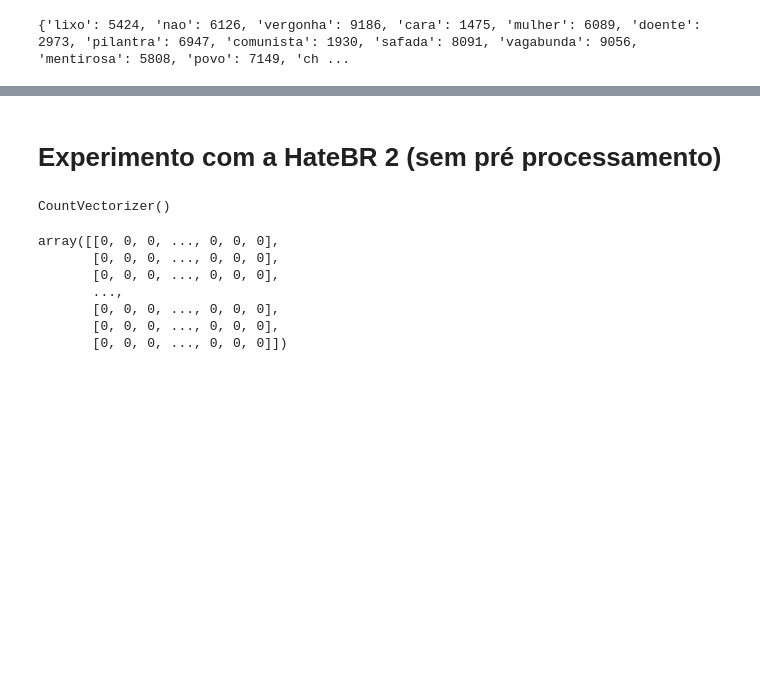
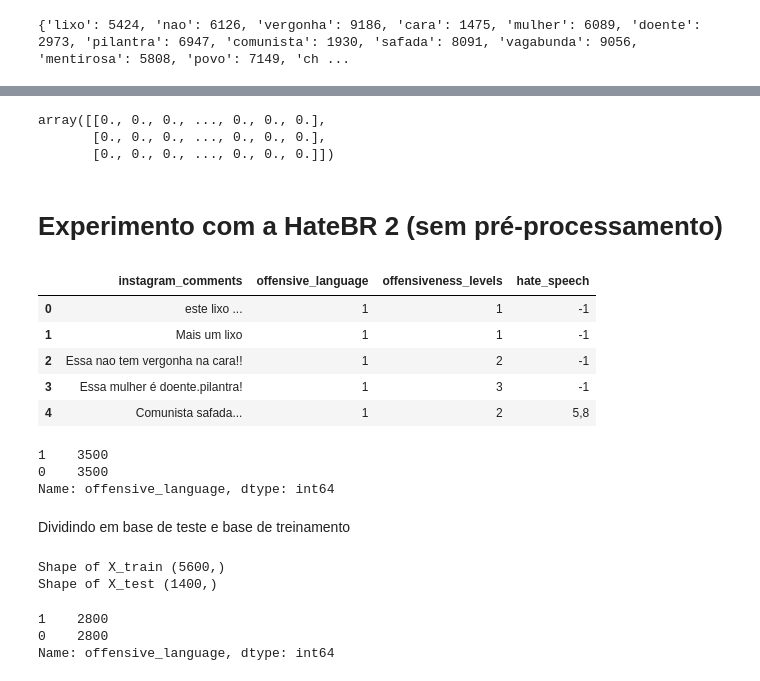
Before and after one commit to GGMmattos/Modelo-de-Deteccao-de-Linguagem-Ofensiva, a Jupyter notebook: Experimento.ipynb, the cells around one changed output, grey strips where cells are left out. Saved outputs shown, nothing was run; the diff lists cells and outputs as text; code cells hidden in the pictures; blank space fills up the shorter version.

```diff
--- a/Experimento.ipynb
+++ b/Experimento.ipynb
@@ -101,2 +185,8 @@ print(tfidf.vocabulary_)
+# %%
+transformed_output.toarray()[:3]
+# %% [output]
+array([[0., 0., 0., ..., 0., 0., 0.],
+       [0., 0., 0., ..., 0., 0., 0.],
+       [0., 0., 0., ..., 0., 0., 0.]])
 # %% [markdown]
-# Experimento com a HateBR 2 (sem pré processamento)
+# Experimento com a HateBR 2 (sem pré-processamento)
@@ -105,16 +193,19 @@ comments2 = base_hatebr ['instagram_comments']
-# %%
-v = CountVectorizer(ngram_range=(1,1))
-v.fit(comments2)
-comentarios_vetor_2  = v.transform(comments2).toarray()
-# %% [output]
-CountVectorizer()
-# %%
-comentarios_vetor_2
-# %% [output]
-array([[0, 0, 0, ..., 0, 0, 0],
-       [0, 0, 0, ..., 0, 0, 0],
-       [0, 0, 0, ..., 0, 0, 0],
-       ...,
-       [0, 0, 0, ..., 0, 0, 0],
-       [0, 0, 0, ..., 0, 0, 0],
-       [0, 0, 0, ..., 0, 0, 0]])
+# %%
+from pandas.core.groupby import base
+base_hatebr = pd.read_csv('/content/drive/MyDrive/Dataset/HateBR.csv')
+base_hatebr[:5]
+# %% [output]
+|  | instagram_comments | offensive_language | offensiveness_levels | hate_speech |
+| 0 | este lixo ... | 1 | 1 | -1 |
+| 1 | Mais um lixo | 1 | 1 | -1 |
+| 2 | Essa nao tem vergonha na cara!! | 1 | 2 | -1 |
+| 3 | Essa mulher é doente.pilantra! | 1 | 3 | -1 |
+| 4 | Comunista safada... | 1 | 2 | 5,8 |
+# %%
+base_hatebr.offensive_language.value_counts()
+# %% [output]
+1    3500
+0    3500
+Name: offensive_language, dtype: int64
+# %% [markdown]
+Dividindo em base de teste e base de treinamento
@@ -120,0 +222,12 @@ array([[0, 0, 0, ..., 0, 0, 0],
+# %%
+print('Shape of X_train', X_train.shape)
+print('Shape of X_test', X_test.shape )
+# %% [output]
+Shape of X_train (5600,)
+Shape of X_test (1400,)
+# %%
+y_train.value_counts()
+# %% [output]
+1    2800
+0    2800
+Name: offensive_language, dtype: int64
```
Also changed, not shown: parts of 26 cells of this notebook.
